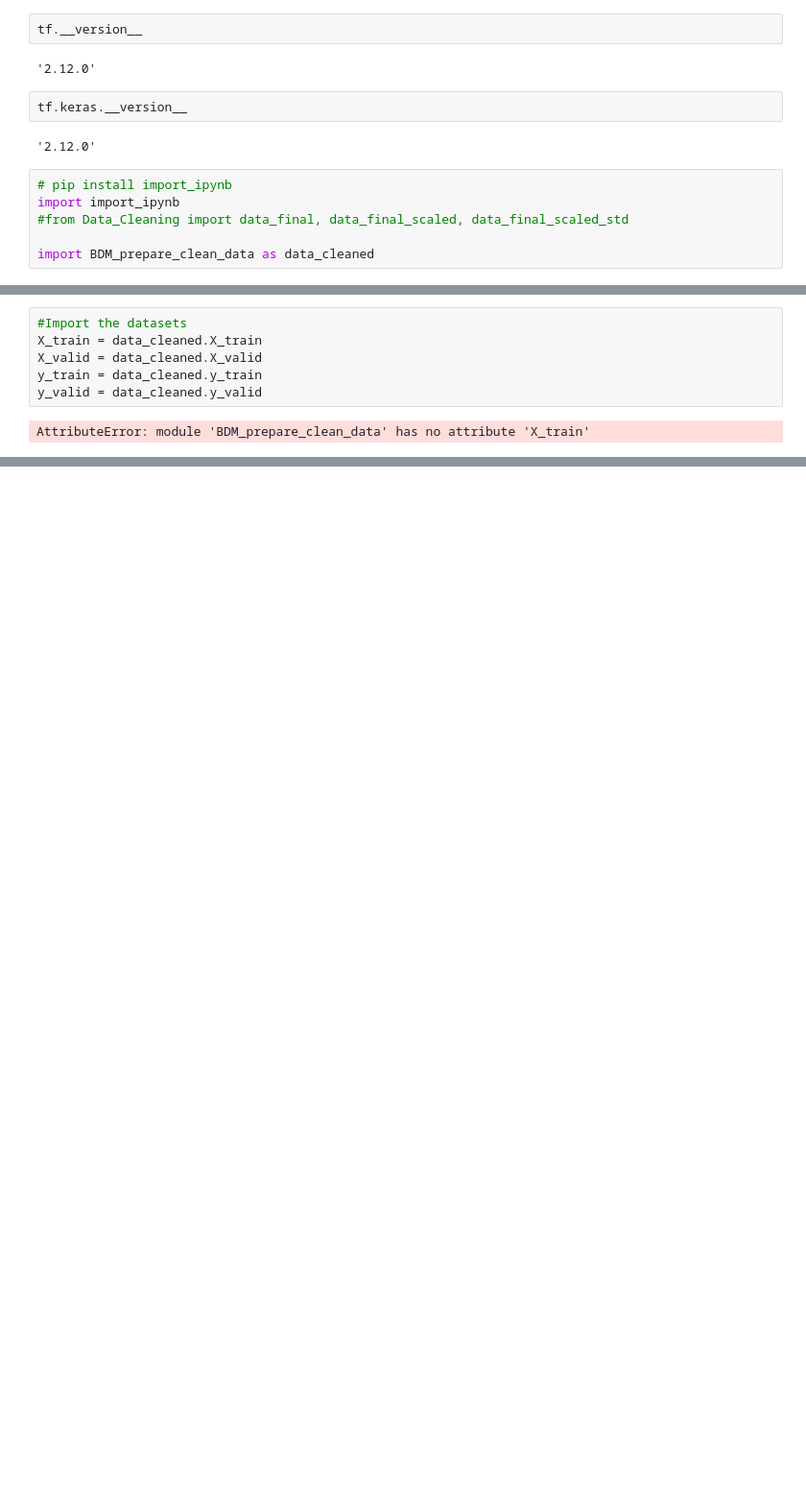
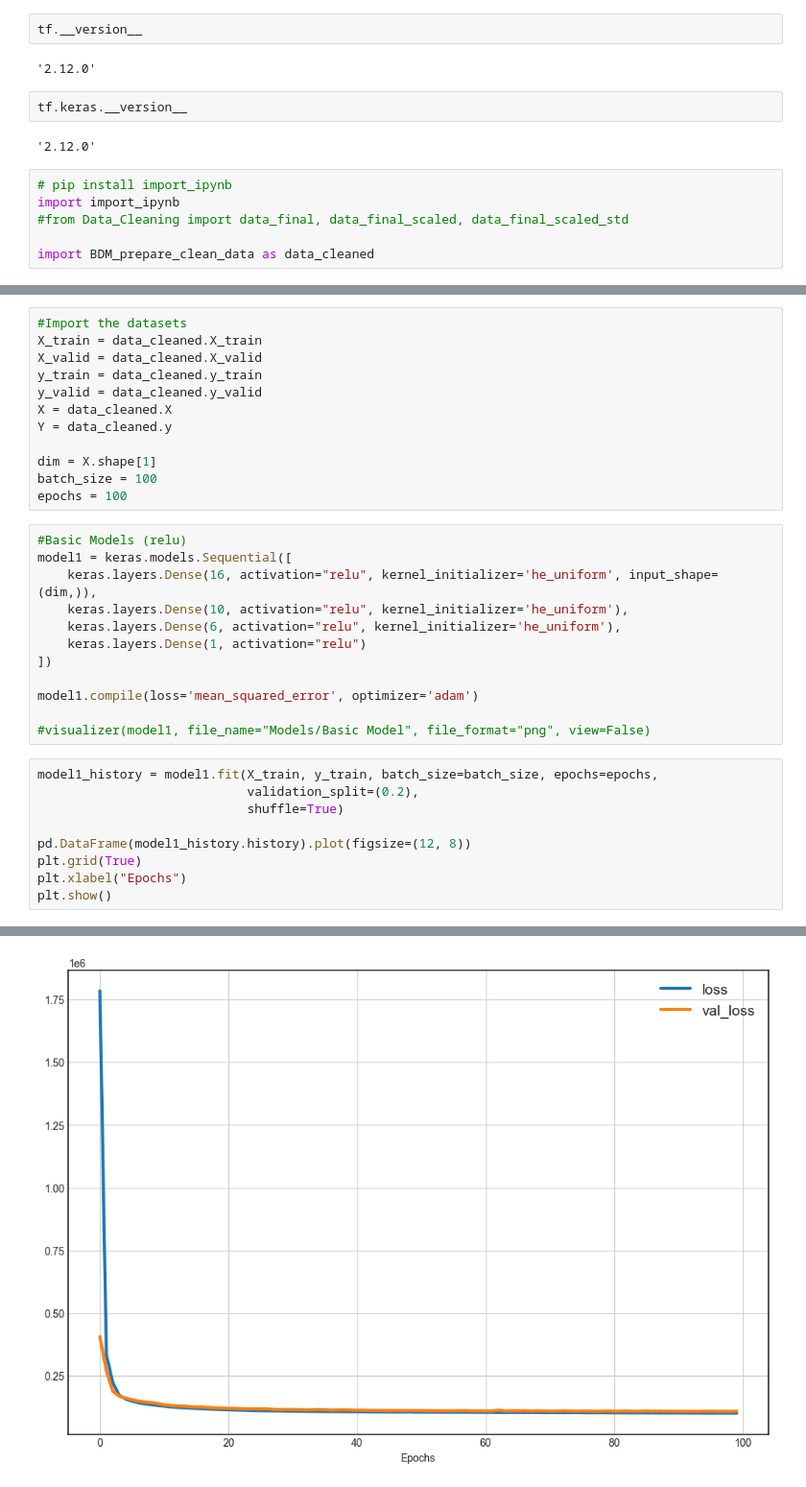
Before and after one commit to Teccaa/BigDataSeminar, a Jupyter notebook: Part2/NN.ipynb, the cells around one changed output, grey strips where cells are left out. Shown: that part at 96% size. Drawn from its saved outputs; the diff is of its cells as text; blank space fills up the shorter version.

```diff
--- a/Part2/NN.ipynb
+++ b/Part2/NN.ipynb
@@ -30,5 +33,31 @@ X_train = data_cleaned.X_train
 X_valid = data_cleaned.X_valid
 y_train = data_cleaned.y_train
 y_valid = data_cleaned.y_valid
+X = data_cleaned.X
+Y = data_cleaned.y
+
+dim = X.shape[1]
+batch_size = 100
+epochs = 100
-# %% [output]
-AttributeError: module 'BDM_prepare_clean_data' has no attribute 'X_train'
+# %%
+#Basic Models (relu)
+model1 = keras.models.Sequential([
+    keras.layers.Dense(16, activation="relu", kernel_initializer='he_uniform', input_shape=(dim,)),
+    keras.layers.Dense(10, activation="relu", kernel_initializer='he_uniform'),
+    keras.layers.Dense(6, activation="relu", kernel_initializer='he_uniform'),
+    keras.layers.Dense(1, activation="relu")
+])
+
+model1.compile(loss='mean_squared_error', optimizer='adam')
+
+#visualizer(model1, file_name="Models/Basic Model", file_format="png", view=False)
+# %%
+model1_history = model1.fit(X_train, y_train, batch_size=batch_size, epochs=epochs,
+                            validation_split=(0.2),
+                            shuffle=True)
+
+pd.DataFrame(model1_history.history).plot(figsize=(12, 8))
+plt.grid(True)
+plt.xlabel("Epochs")
+plt.show()
+# %% [output]
@@ -34,0 +81 @@ AttributeError: module 'BDM_prepare_clean_data' has no attribute 'X_train'
+[figure, added]
```
Also changed, not shown: parts of 22 cells of this notebook, 9 other files.
